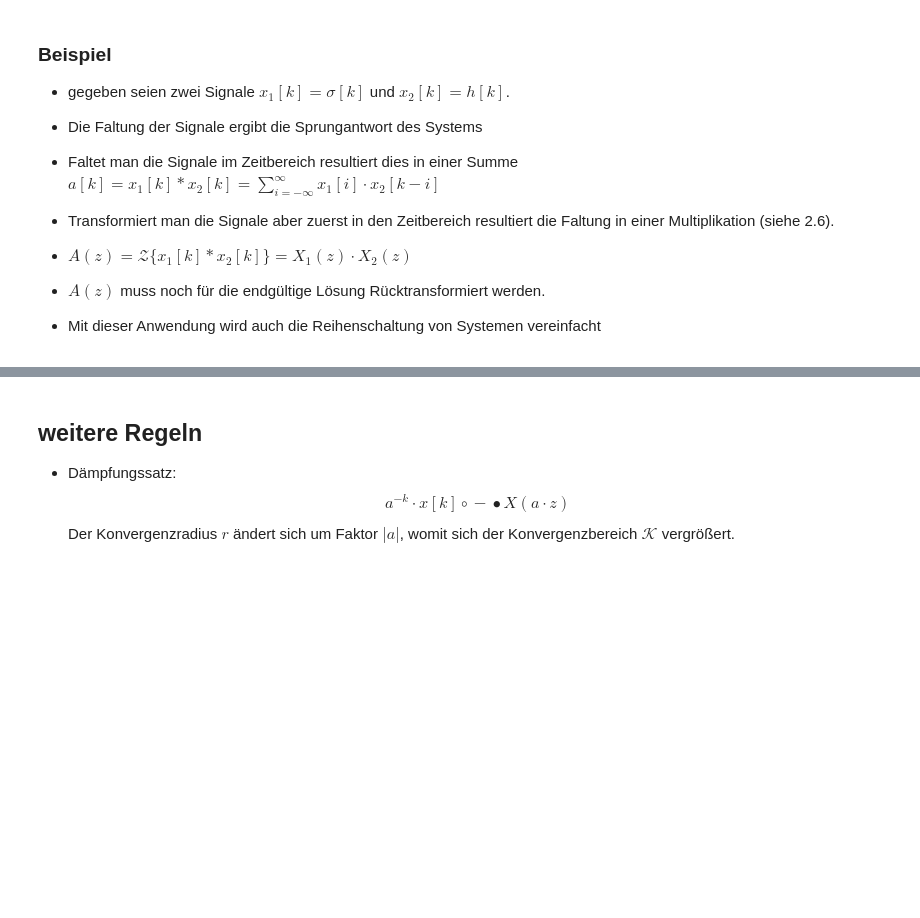
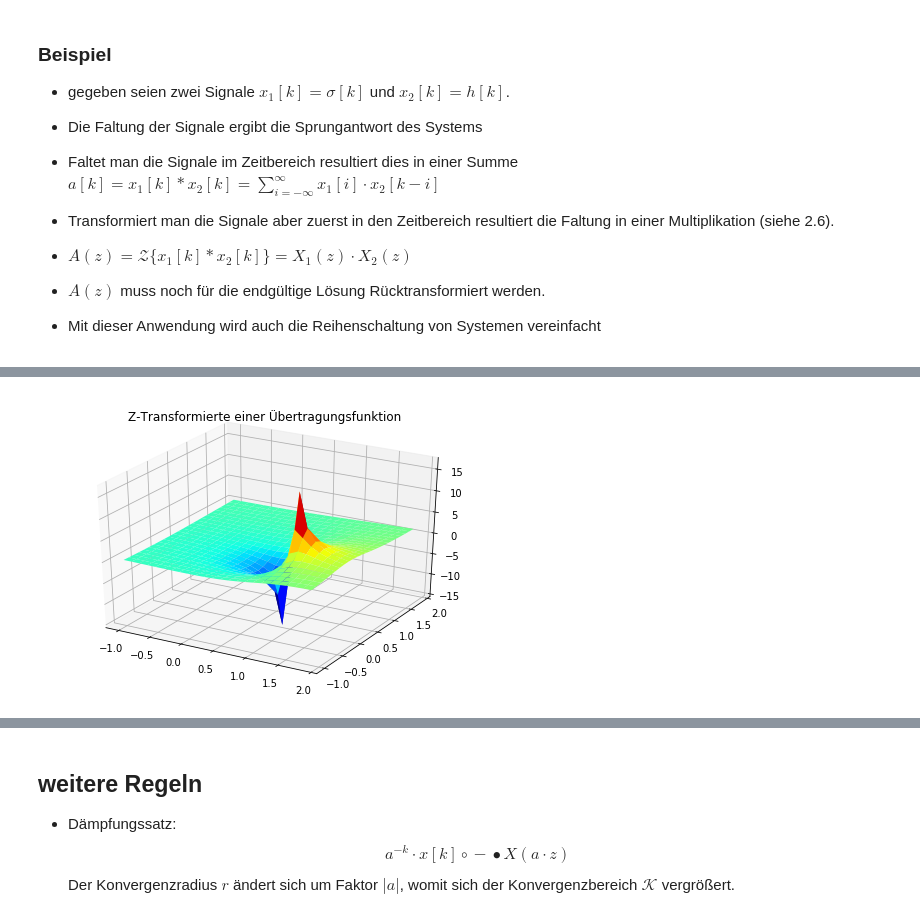
Before and after one commit to DooomiT/Signale-und-Systeme-Projektaufgabe, a Jupyter notebook: Z-Transformation.ipynb, the cells around one changed output, grey strips where cells are left out. Saved outputs shown, nothing was run; the diff lists cells and outputs as text; code cells hidden in the pictures; blank space fills up the shorter version.

```diff
--- a/Z-Transformation.ipynb
+++ b/Z-Transformation.ipynb
@@ -98,7 +98,6 @@ plt.show()
 # %% [markdown]
 Funktionen zum daarstellen von Z-Funktionen
 # %%
-%matplotlib inline
 import numpy as np
 import matplotlib.pyplot as plt
 from  matplotlib import patches
@@ -179,8 +178,8 @@ def plot_z_3d(p1, p2, z1, z2):
 
     fig = pylab.figure()
     ax = Axes3D(fig)
-    X = np.arange(-1, 1, 0.125)
-    Y = np.arange(-2, 2, 0.125)
+    X = np.arange(-1, 2, 0.125)
+    Y = np.arange(-1, 2, 0.125)
     X, Y = np.meshgrid(X, Y)
     xn, yn = X.shape
     W = X*0
@@ -196,8 +195,8 @@ def plot_z_3d(p1, p2, z1, z2):
                 # can handle special values here
                 pass
 
-    #ax.plot_surface(X, Y, W, rstride=1, cstride=1, cmap=cm.jet)
-    ax.plot_wireframe(X, Y, W, rstride=1, cstride=1)
+    ax.plot_surface(X, Y, W, rstride=1, cstride=1, cmap=cm.jet)
+    #ax.plot_wireframe(X, Y, W, rstride=1, cstride=1)
     #ax.scatter(X, Y, W)
     plt.title("Z-Transformierte einer Übertragungsfunktion")
     plt.show()
@@ -480,0 +519,10 @@ $$\mathcal{Z} \{x_1[k] * x_2[k]\} = X_1(z) \cdot X_2(z)\textrm{  (2.6)}$$
+# %%
+%matplotlib inline
+#%matplotlib notebook
+p1 = complex(1.0,0.0)
+p2 = complex(1.0,0.0)
+z1 = complex(1.0, 0.0)
+z2 = complex(-1.0, 0.0)
+plot_z_3d(p1, p2, z1, z2)
+# %% [output]
+[figure, added]
```
Also changed, not shown: parts of 22 cells of this notebook, 17 other files.
